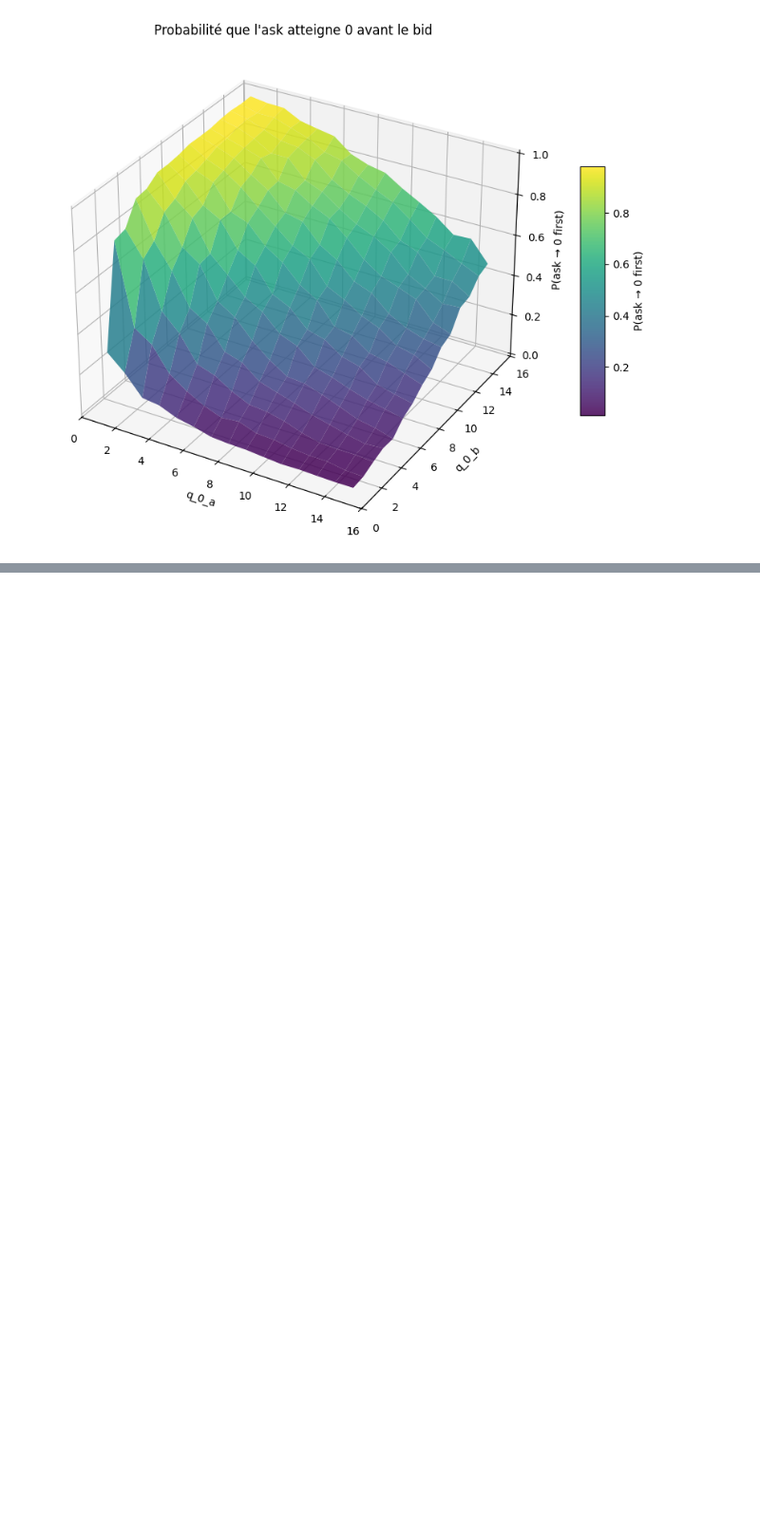
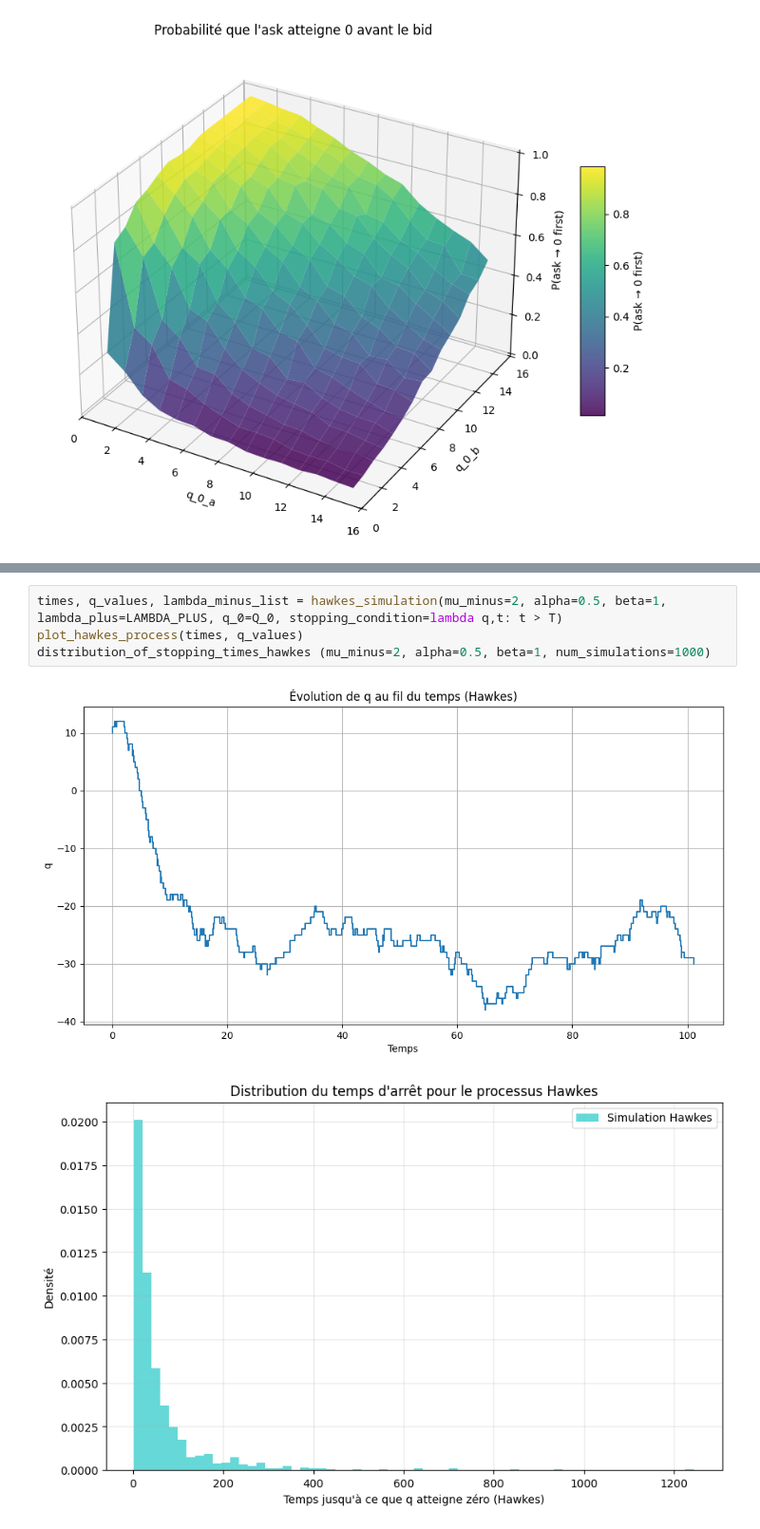
Before and after one commit to anassettahiri2004/Carnet-d-ordres-SNA, a Jupyter notebook: carnet_d_ordres.ipynb, the cells around one changed output, grey strips where cells are left out. Shown at 95% size. Saved outputs shown, nothing was run; the diff lists cells and outputs as text; blank space fills up the shorter version.

```diff
--- a/carnet_d_ordres.ipynb
+++ b/carnet_d_ordres.ipynb
@@ -308,0 +388,7 @@ def hawkes_simulation(lambda_plus, lambda_minus, q_0 = Q_0_A, T):
+# %%
+times, q_values, lambda_minus_list = hawkes_simulation(mu_minus=2, alpha=0.5, beta=1, lambda_plus=LAMBDA_PLUS, q_0=Q_0, stopping_condition=lambda q,t: t > T)
+plot_hawkes_process(times, q_values)
+distribution_of_stopping_times_hawkes (mu_minus=2, alpha=0.5, beta=1, num_simulations=1000)
+# %% [output]
+[figure, added]
+[figure, added]
```
Also changed, not shown: parts of 9 cells of this notebook, 1 other file.
